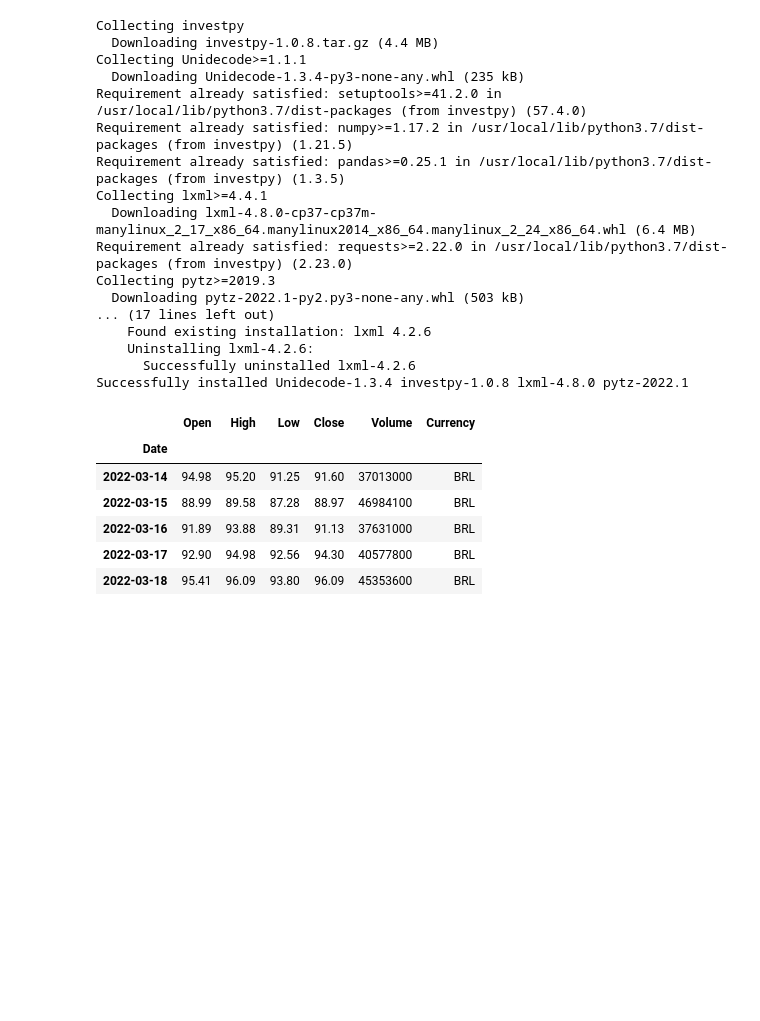
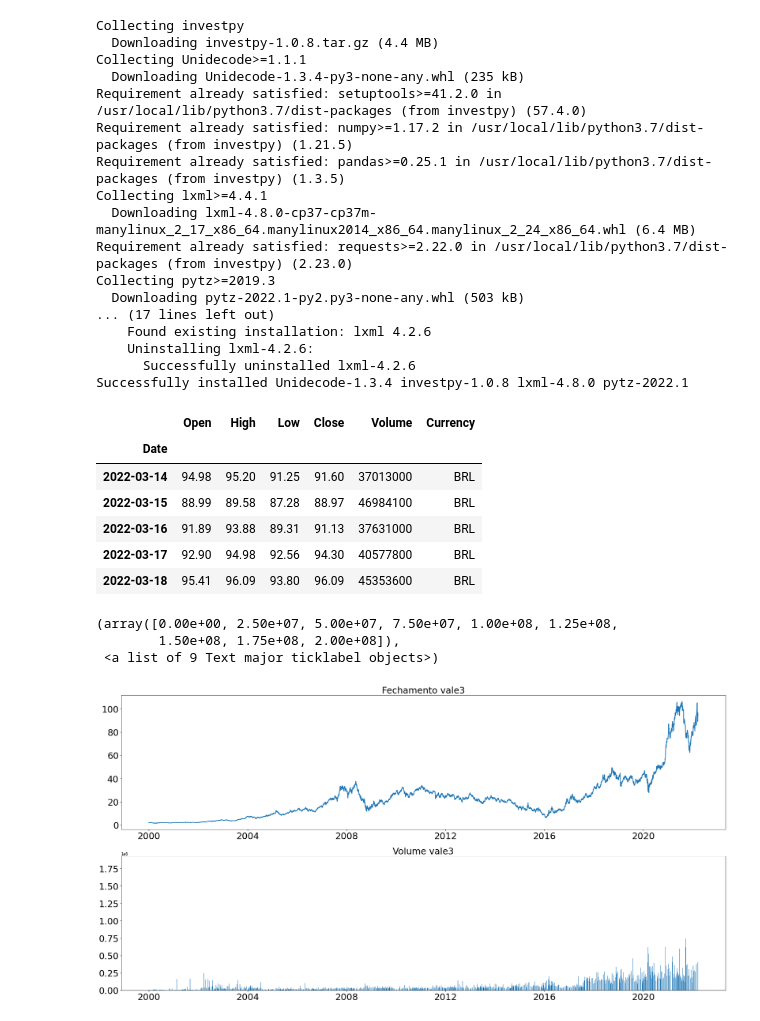
Before and after one commit to Edu-Moreira/Estudos-de-Python, a Jupyter notebook: Strock_Analytics_.ipynb, the cells around one changed output. Saved outputs shown, nothing was run; the diff lists cells and outputs as text; code cells hidden in the pictures; blank space fills up the shorter version.

```diff
--- a/Strock_Analytics_.ipynb
+++ b/Strock_Analytics_.ipynb
@@ -47,3 +47,24 @@ stock.tail()
 | 2022-03-16 | 91.89 | 93.88 | 89.31 | 91.13 | 37631000 | BRL |
 | 2022-03-17 | 92.90 | 94.98 | 92.56 | 94.30 | 40577800 | BRL |
 | 2022-03-18 | 95.41 | 96.09 | 93.80 | 96.09 | 45353600 | BRL |
+# %%
+plt.figure(figsize=(30,15))  # create a plot figure
+
+# create the first of two panels and set current axis
+ax1 = plt.subplot(2, 1, 1) # (rows, columns, panel number)
+ax1.set_title('Fechamento '+stock_obj,fontsize=25)
+plt.plot(stock['Close'],linewidth=2)
+plt.xticks(fontsize=25)
+plt.yticks(fontsize=25)
+
+# create the second panel and set current axis
+ax2=plt.subplot(2, 1, 2)
+ax2.set_title('Volume '+stock_obj,fontsize=25)
+plt.bar(stock.index,stock['Volume']);
+plt.xticks(fontsize=25)
+plt.yticks(fontsize=25)
+# %% [output]
+(array([0.00e+00, 2.50e+07, 5.00e+07, 7.50e+07, 1.00e+08, 1.25e+08,
+        1.50e+08, 1.75e+08, 2.00e+08]),
+ <a list of 9 Text major ticklabel objects>)
+[figure, added]
```
Also changed, not shown: parts of 6 cells of this notebook.
